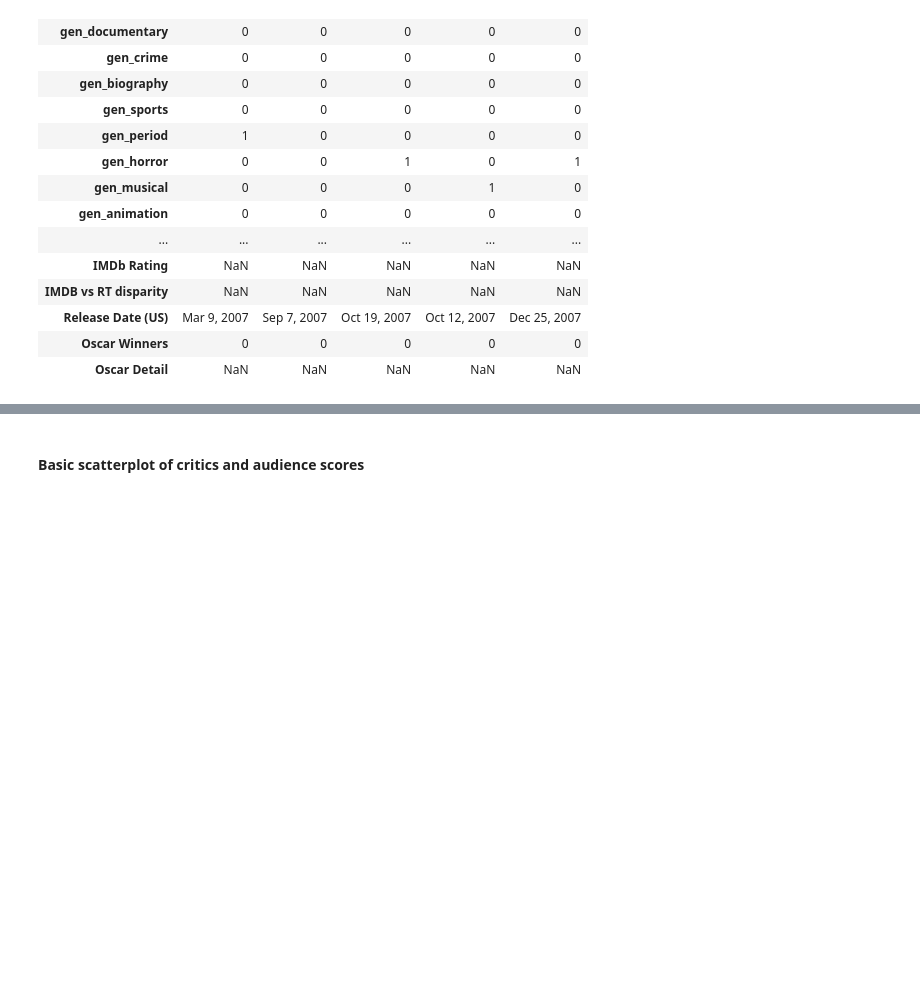
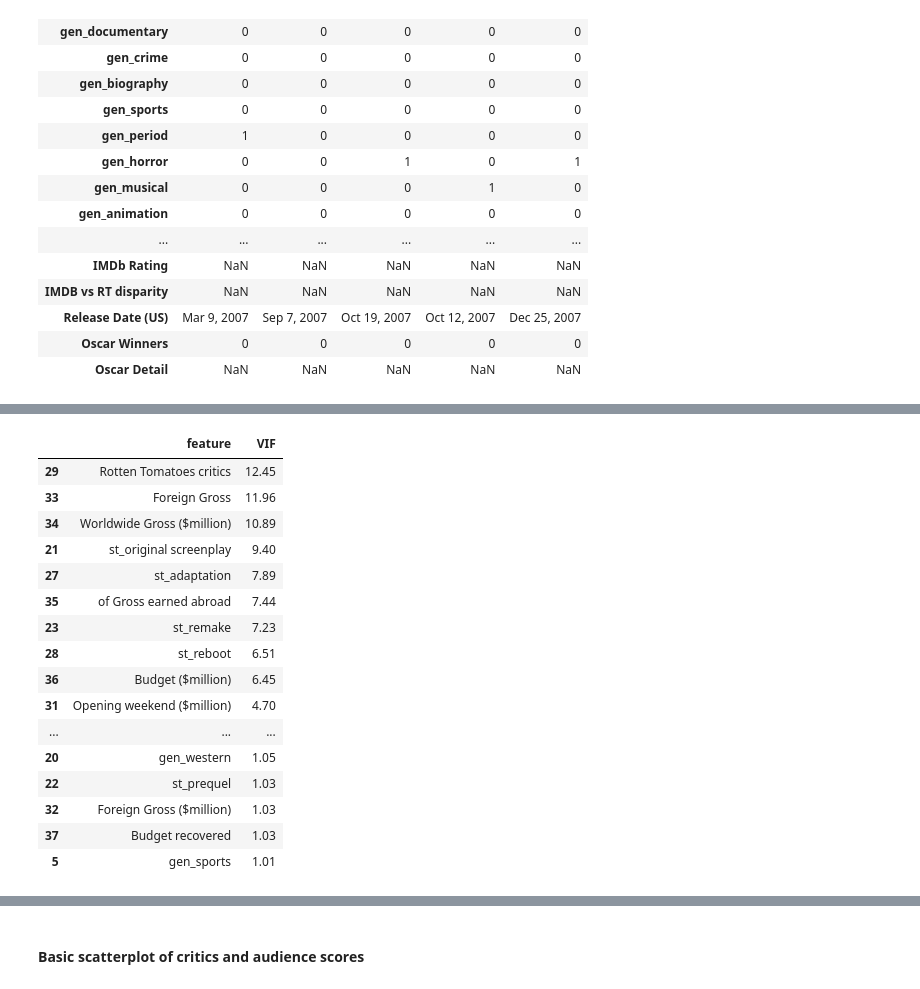
Before and after one commit to AAleksandros/HUA-DIT-Data-mining-project, a Jupyter notebook: project.ipynb, the cells around one changed output, grey strips where cells are left out. Saved outputs shown, nothing was run; the diff lists cells and outputs as text; code cells hidden in the pictures; blank space fills up the shorter version.

```diff
--- a/project.ipynb
+++ b/project.ipynb
@@ -419,0 +496,34 @@ df_cl_corr = df_cl.drop(['Film', 'Year','Distributor', 'IMDb Rating', 'IMDB vs R
+# %%
+# df_cl_corr_reduced = df_cl_corr.drop(['Metacritic Audience ', 'Metacritic  critics', 'Audience vs Critics deviance ', 'Domestic Gross', ' Budget recovered opening weekend', 'Worldwide Gross ($million)','Foreign Gross'], axis=1)
+# the independent variables set
+df_cl_corr_reduced = df_cl_corr.drop(['Rotten Tomatoes vs Metacritic  deviance', 'Metacritic Audience ', 'Worldwide Gross', ' Budget recovered opening weekend', 'Rotten Tomatoes Audience ', 'Domestic Gross', 'Metacritic  critics', 'Opening Weekend', 'Domestic gross ($million)'], axis=1)
+X = df_cl_corr_reduced
+
+# VIF dataframe
+vif_data = pd.DataFrame()
+vif_data["feature"] = X.columns
+
+# calculating VIF for each feature
+vif_data["VIF"] = [variance_inflation_factor(X.values, i) for i in range(len(X.columns))]
+vif_data["VIF"] = vif_data["VIF"].round(2)
+vif_data = vif_data.sort_values(by='VIF', ascending=False)
+
+vif_data
+# %% [output]
+|  | feature | VIF |
+| 29 | Rotten Tomatoes critics | 12.45 |
+| 33 | Foreign Gross | 11.96 |
+| 34 | Worldwide Gross ($million) | 10.89 |
+| 21 | st_original screenplay | 9.40 |
+| 27 | st_adaptation | 7.89 |
+| 35 | of Gross earned abroad | 7.44 |
+| 23 | st_remake | 7.23 |
+| 28 | st_reboot | 6.51 |
+| 36 | Budget ($million) | 6.45 |
+| 31 | Opening weekend ($million) | 4.70 |
+| ... | ... | ... |
+| 20 | gen_western | 1.05 |
+| 22 | st_prequel | 1.03 |
+| 32 | Foreign Gross ($million) | 1.03 |
+| 37 | Budget recovered | 1.03 |
+| 5 | gen_sports | 1.01 |
```
Also changed, not shown: parts of 13 cells of this notebook.
